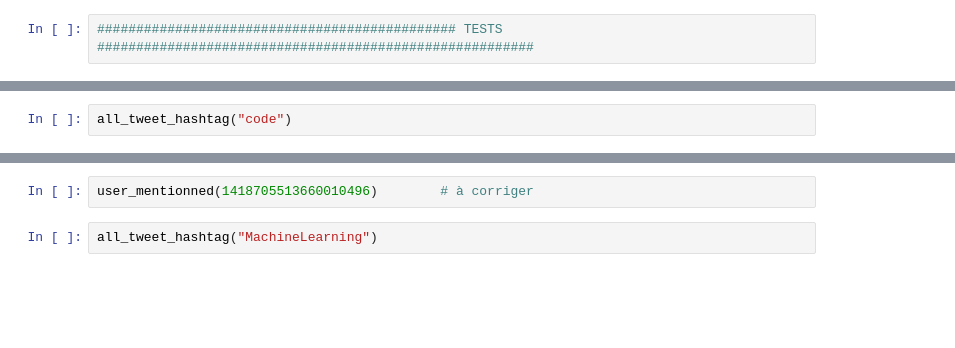
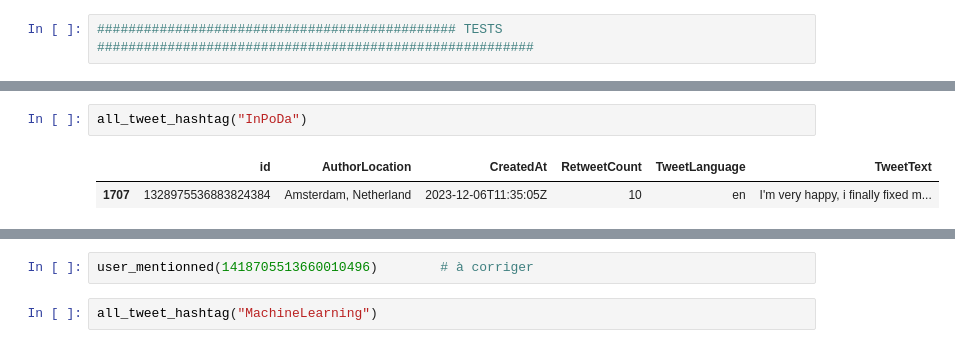
Before and after one commit to uvsq22202060/projet_InPoDa, a Jupyter notebook: test.ipynb, the cells around one changed output, grey strips where cells are left out. Drawn from its saved outputs; the diff is of its cells as text; blank space fills up the shorter version.

```diff
--- a/test.ipynb
+++ b/test.ipynb
@@ -324,3 +359,6 @@ all_hashtag()
 # %%
-all_tweet_hashtag("code")
+all_tweet_hashtag("InPoDa")
+# %% [output]
+|  | id | AuthorLocation | CreatedAt | RetweetCount | TweetLanguage | TweetText |
+| 1707 | 1328975536883824384 | Amsterdam, Netherland | 2023-12-06T11:35:05Z | 10 | en | I'm very happy, i finally fixed m... |
 # %%
```
Also changed, not shown: parts of 12 cells of this notebook, 1 other file.
